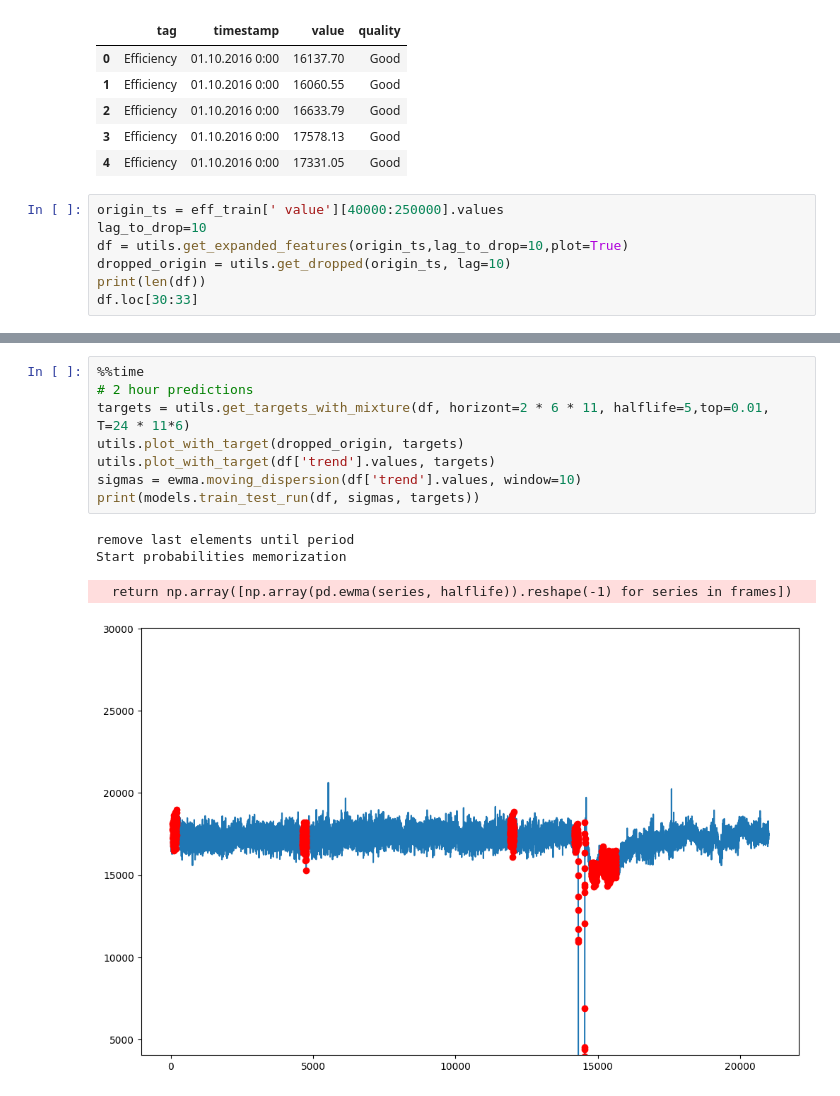
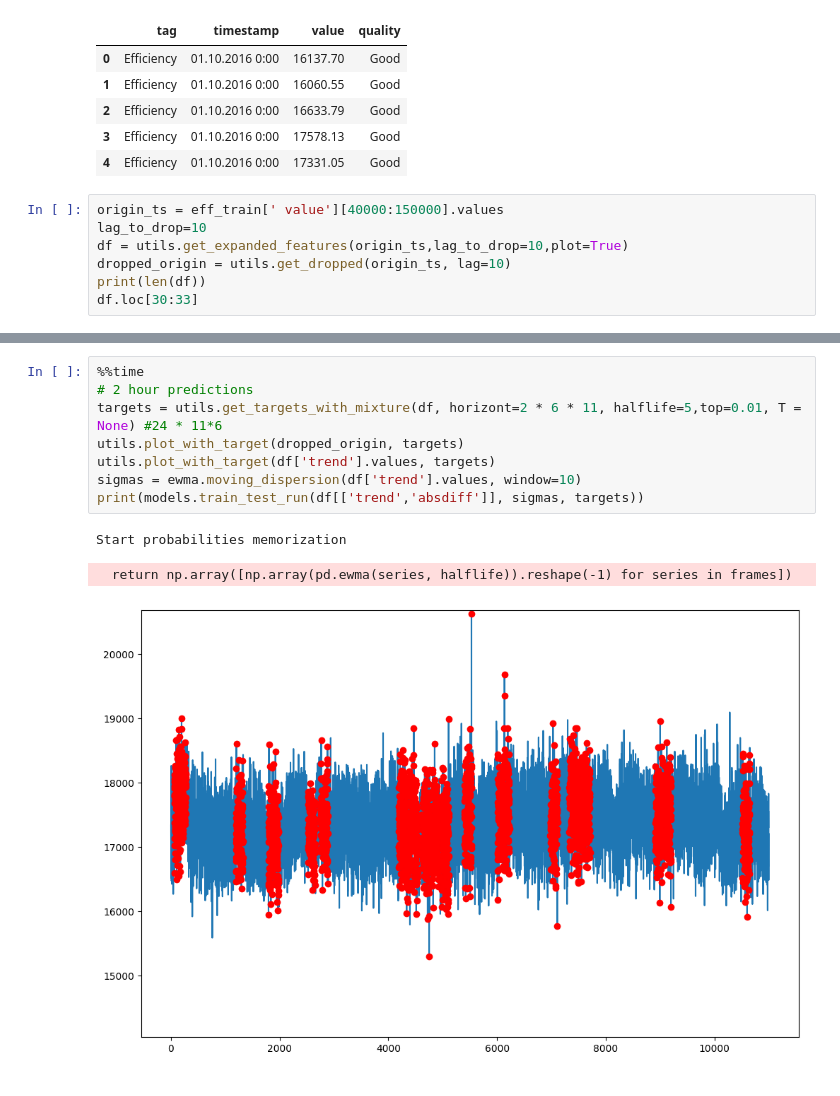
Before and after one commit to ale3otik/GlobalChangersSibur, a Jupyter notebook: final.ipynb, the cells around one changed output, grey strips where cells are left out. Cells and saved outputs as stored; diff of their text form.

```diff
--- a/final.ipynb
+++ b/final.ipynb
@@ -31,7 +31,7 @@ See the caveats in the documentation: http://pandas.pydata.org/pandas-docs/stabl
 | 3 | Efficiency | 01.10.2016 0:00 | 17578.13 | Good |
 | 4 | Efficiency | 01.10.2016 0:00 | 17331.05 | Good |
 # %%
-origin_ts = eff_train[' value'][40000:250000].values
+origin_ts = eff_train[' value'][40000:150000].values
 lag_to_drop=10
 df = utils.get_expanded_features(origin_ts,lag_to_drop=10,plot=True)
 dropped_origin = utils.get_dropped(origin_ts, lag=10)
@@ -48,13 +48,12 @@ df.loc[30:33]
 # %%
 %%time
 # 2 hour predictions
-targets = utils.get_targets_with_mixture(df, horizont=2 * 6 * 11, halflife=5,top=0.01, T=24 * 11*6)
+targets = utils.get_targets_with_mixture(df, horizont=2 * 6 * 11, halflife=5,top=0.01, T = None) #24 * 11*6
 utils.plot_with_target(dropped_origin, targets)
 utils.plot_with_target(df['trend'].values, targets)
 sigmas = ewma.moving_dispersion(df['trend'].values, window=10)
-print(models.train_test_run(df, sigmas, targets))
+print(models.train_test_run(df[['trend','absdiff']], sigmas, targets))
 # %% [output]
-remove last elements until period
 Start probabilities memorization
   return np.array([np.array(pd.ewma(series, halflife)).reshape(-1) for series in frames])
-[figure, old version]
+[figure, new version]
```
Also changed, not shown: parts of 5 cells of this notebook, 1 other file.
